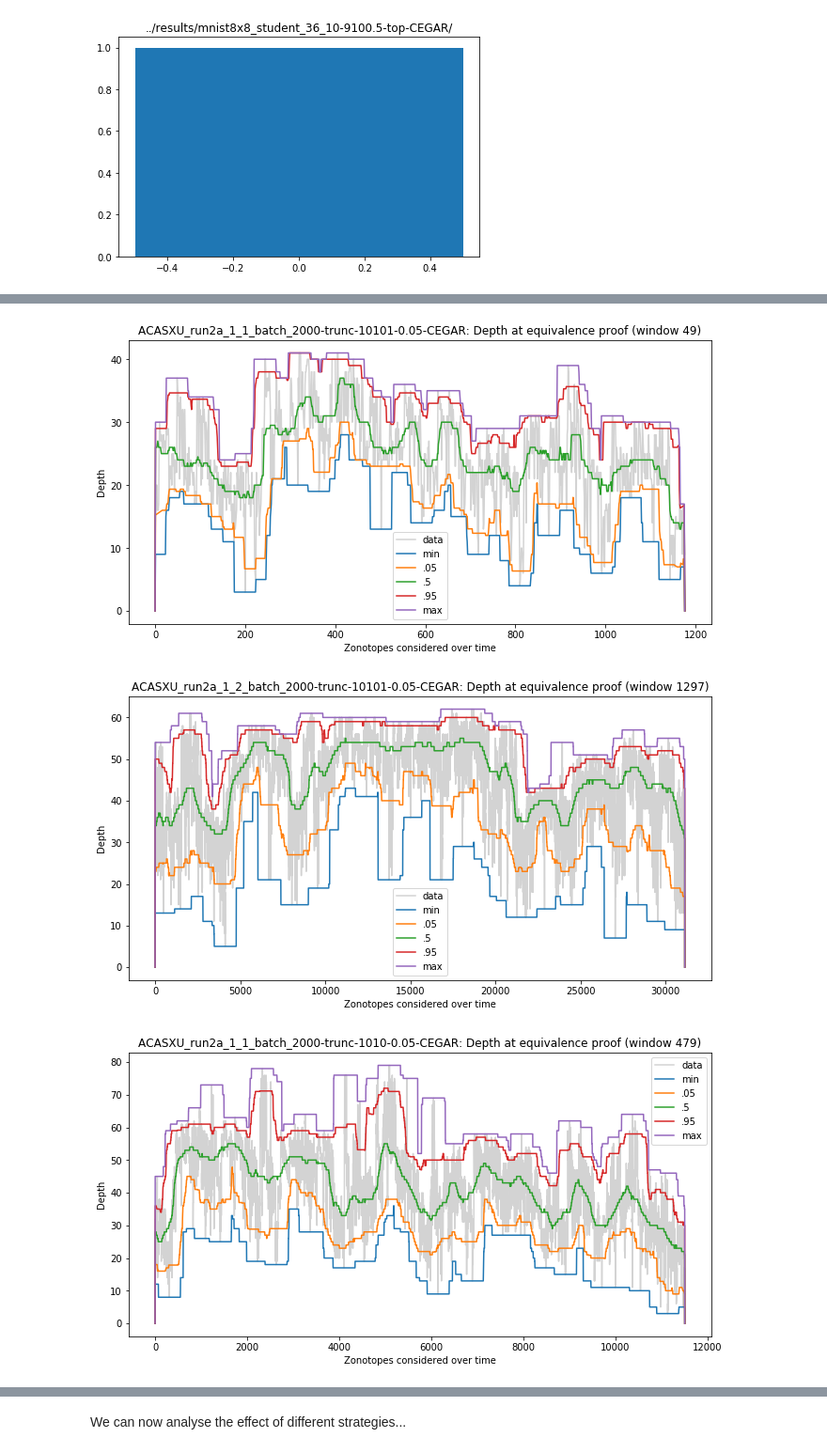
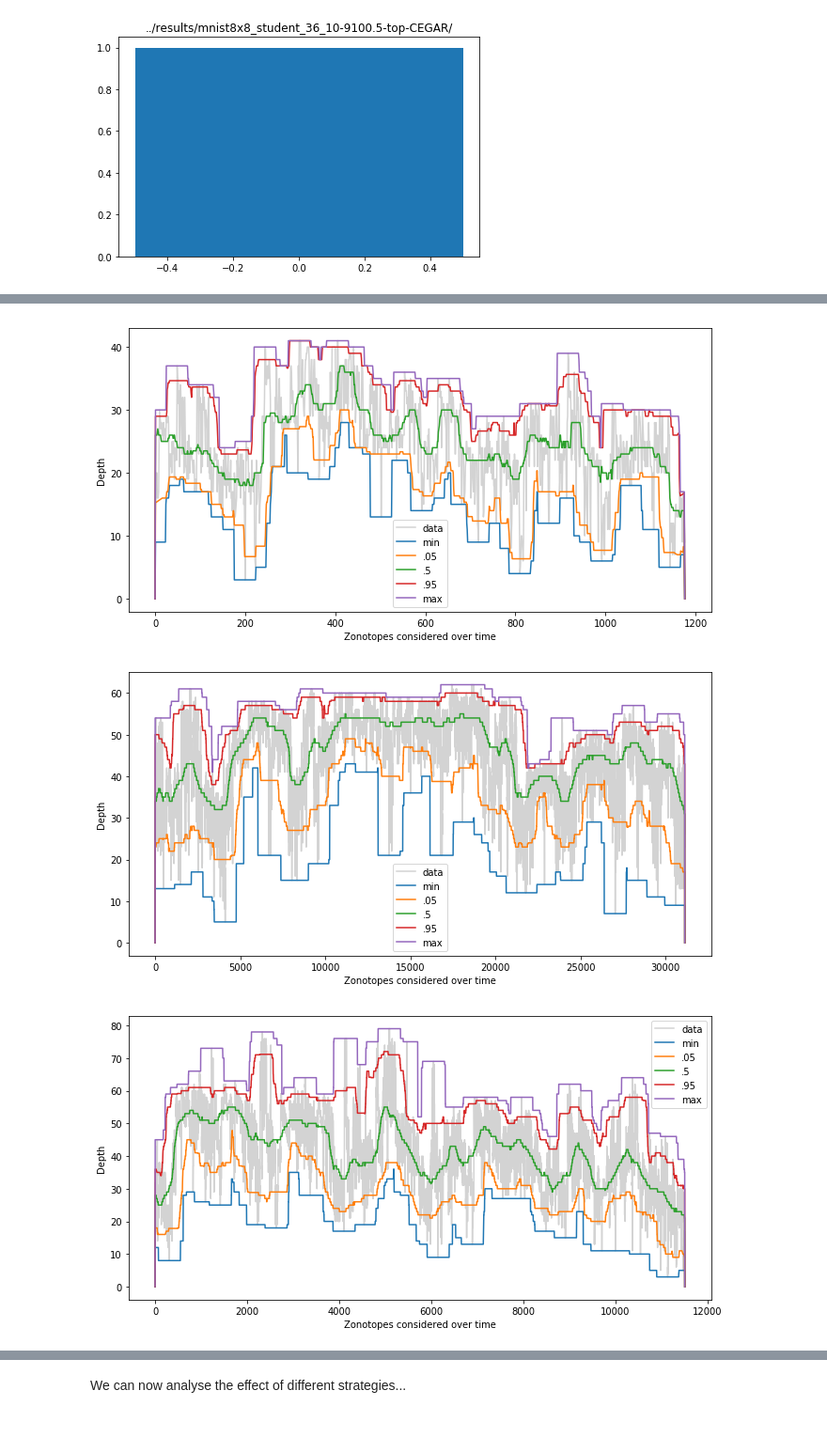
Before and after one commit to samysweb/nnequiv-experiments, a Jupyter notebook: analysis/Overapprox vs. Exact.ipynb, the cells around one changed output, grey strips where cells are left out. Shown at 94% size. Cells and saved outputs as stored; diff of their text form; code cells hidden in the pictures; blank space fills up the shorter version.

```diff
--- a/analysis/Overapprox vs. Exact.ipynb
+++ b/analysis/Overapprox vs. Exact.ipynb
@@ -199,39 +199,50 @@ for b in benchmarks[:4]:
     axlim = [float(1),float(0),float(data.shape[0]),float(np.max(data)+10)]
     print(axlim)
     axs1 = fig.add_subplot(1, 1, 1)
+    #axs2 = fig.add_subplot(1, 2, 1)
+    #fig, (axs1, axs2) = plt.subplots(2,1, sharex=False, sharey=False)
     min_exact = overapprox_vs_exact[b].exact_counter.exact_counter_results[:,0] + np.log2(overapprox_vs_exact[b].exact_counter.exact_counter_results[:,2])
     x = np.arange(0, data.shape[0], 1)
     width = data.shape[0]//24
     print(f"Window: {width}")
     max_val, min_val, median, percentile_05, percentile_25, percentile_75, percentile_95 = window_stack(data, width=width)
 
     #axs1.plot(x, min_exact, label="min exact", color="coral")
     axs1.plot(x, data, label="data",color="lightgray")
     axs1.plot(x, min_val, label="min")
     axs1.plot(x, percentile_05, label=".05")
     #axs1.plot(x, percentile_25, label=".25")
     axs1.plot(x, median, label=".5")
     #axs1.plot(x, percentile_75, label=".75")
     axs1.plot(x, percentile_95, label=".95")
     axs1.plot(x, max_val, label="max")
-    axs1.set_title(b[11:-1]+": Depth at equivalence proof (window "+str(width)+")")
+    #axs1.set_title(b[11:-7]+": Depth at equivalence proof (window "+str(width)+")")
+    #axs1.set_title("ACASXU_run2a_1_1_batch_2000: Depth at equivalence proof (window "+str(width)+")")
     axs1.set_xlabel("Zonotopes considered over time")
     axs1.set_ylabel("Depth")
+
+    #axs2.plot(x[300:600], data[300:600], label="Zonotopes 300-600", color="gray",marker="s")
+    #axs2.plot(x[300:min(900,len(data))-300], data[600:min(900,len(data))], label=f"Zonotopes 600-{min(900,len(data))}", color="blue",marker=">")
+    #axs2.plot(x[300:min(1200,len(data))-600], data[900:min(1200,len(data))], label=f"Zonotopes 900-{min(1200,len(data))}", color="red",marker=".")
+    #axs2.plot(x[50:150], data[750:850], label="data", color="blue",marker=".")
+    #axs2.set_xlabel("Zonotopes 50-150")
+    #axs2.set_ylabel("Depth")
+    #axs2.legend()
 
     #axs2.plot(x, np.clip(min_exact-max_val, 0.0, np.inf)*(np.where(data < max_val,1.0, 0.0)), label="max")
     #axs2.plot(x, np.clip(min_exact-percentile_95, 0.0, np.inf)*(np.where(data < percentile_95,1.0, 0.0)), label="95")
     #axs2.plot(x, np.clip(min_exact-max_val, 0.0, np.inf)*(np.where(data < max_val,1.0, 0.0)), label="max")
     axs1.legend()
     #axs2.legend()
 # %% [output]
 ../results/ACASXU_run2a_1_1_batch_2000-trunc-10101-0.05-CEGAR/: [1.0, 0.0, 1177.0, 51.0]
 Window: 49
 ../results/ACASXU_run2a_1_2_batch_2000-trunc-10101-0.05-CEGAR/: [1.0, 0.0, 31129.0, 72.0]
 Window: 1297
 ../results/ACASXU_run2a_1_1_batch_2000-trunc-1010-0.05-CEGAR/: [1.0, 0.0, 11503.0, 89.0]
 Window: 479
 ../results/ACASXU_run2a_1_2_batch_2000-trunc-1010-0.05-CEGAR/: [1.0, 0.0, 38217.0, 81.0]
 Window: 1592
-[figure, old version]
+[figure, new version]
-[figure, old version]
+[figure, new version]
-[figure, old version]
+[figure, new version]
```
Also changed, not shown: parts of 1 cell of this notebook, 5 other files.
